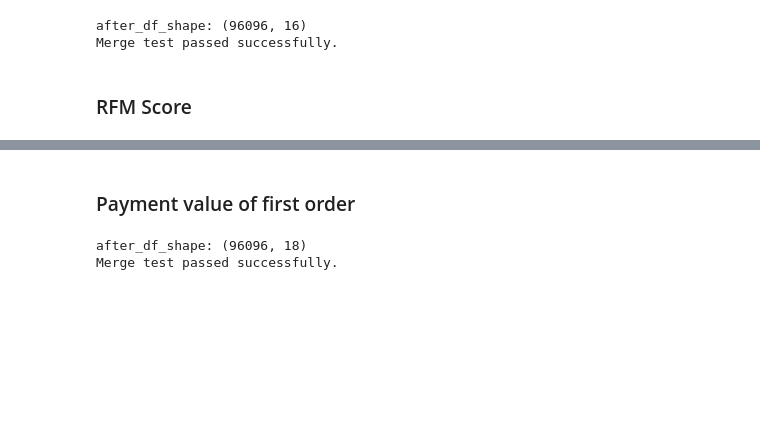
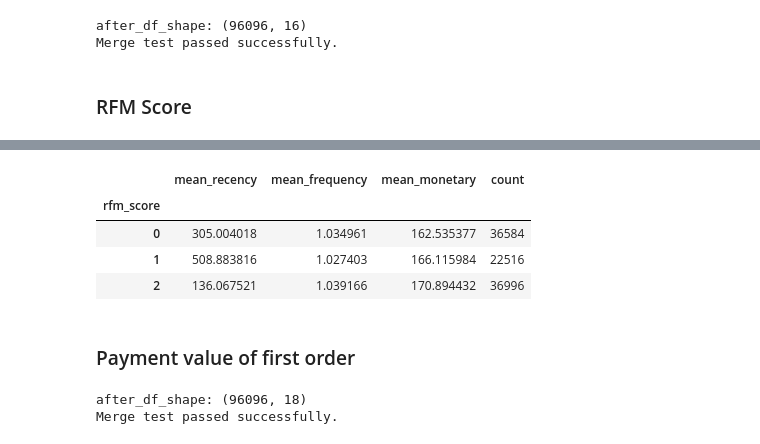
Before and after one commit to Yuki-bach/marketing, a Jupyter notebook: notebooks/feature_engineering.ipynb, the cells around one changed output, grey strips where cells are left out. Cells and saved outputs as stored; diff of their text form; code cells hidden in the pictures; blank space fills up the shorter version.

Commit message:
add: plot about RFM clustering

```diff
--- a/notebooks/feature_engineering.ipynb
+++ b/notebooks/feature_engineering.ipynb
@@ -236,14 +292,34 @@ Merge test passed successfully.
 # %%
-from sklearn.cluster import KMeans
-
-kmeans = KMeans(n_clusters=4, random_state=42)
-df['cluster'] = kmeans.fit_predict(df[['recency', 'frequency', 'monetary']])
+kmeans = KMeans(n_clusters=3, random_state=42)
+df_normalized = normalize(df[['recency', 'frequency', 'monetary']])
+df['cluster'] = kmeans.fit_predict(df_normalized[['recency', 'frequency', 'monetary']])
 
 clusters_mean_monetary = df.groupby('cluster')['monetary'].mean().sort_values(ascending=True)
 cluster_mapping = {old: new for new, old in enumerate(clusters_mean_monetary.index)}
 
 df['rfm_score'] = df['cluster'].map(cluster_mapping)
 df.drop(columns=['cluster'], inplace=True)
+# %%
+df_rfm_tmp = df.groupby('rfm_score').agg({
+    'recency': 'mean',
+    'frequency': 'mean',
+    'monetary': 'mean',
+    'customer_unique_id': 'count'
+}).sort_values('rfm_score')
+
+df_rfm_tmp.rename({
+    'recency': 'mean_recency',
+    'frequency': 'mean_frequency',
+    'monetary': 'mean_monetary',
+    'customer_unique_id': 'count'
+}, axis=1, inplace=True)
+df_rfm_tmp
+# %% [output]
+|  | mean_recency | mean_frequency | mean_monetary | count |
+| rfm_score |  |  |  |  |
+| 0 | 305.004018 | 1.034961 | 162.535377 | 36584 |
+| 1 | 508.883816 | 1.027403 | 166.115984 | 22516 |
+| 2 | 136.067521 | 1.039166 | 170.894432 | 36996 |
 # %% [markdown]
 ### Payment value of first order
 # %%
```
Also changed, not shown: parts of 1 cell of this notebook.
